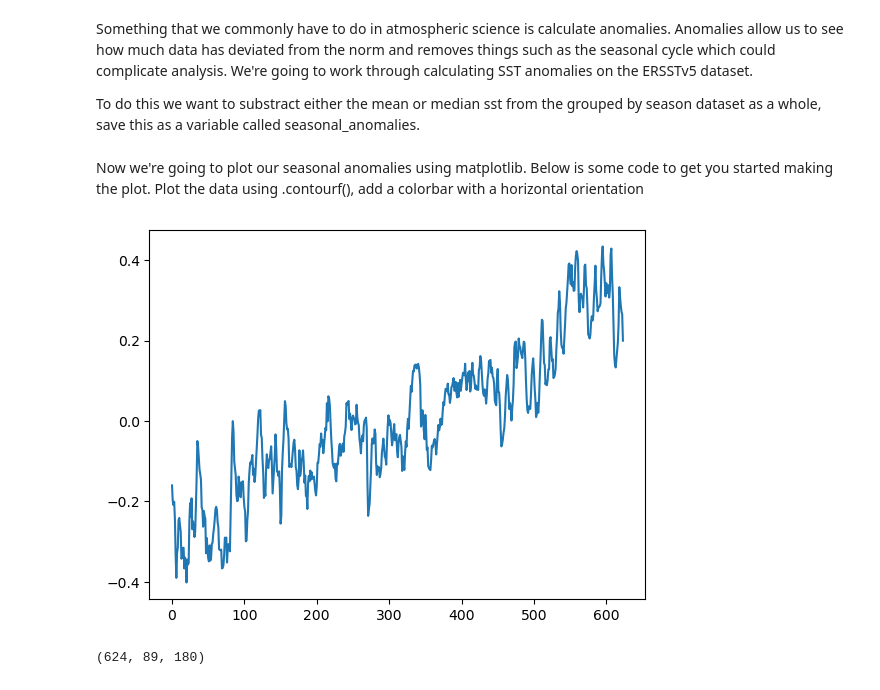
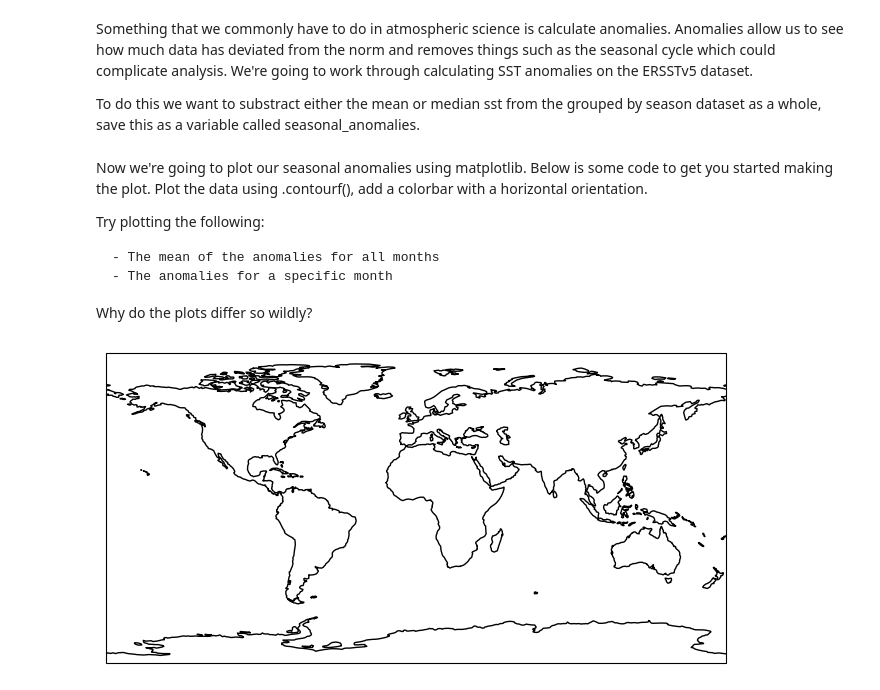
Before and after one commit to JustinRHudson/ATS_Prog_Tutorial, a Jupyter notebook: Workshop_2_Exercises.ipynb, the cells around one changed output. Drawn from its saved outputs; the diff is of its cells as text; code cells hidden in the pictures.

Commit message:
Improved Matplotlib Exercises

```diff
--- a/Workshop_2_Exercises.ipynb
+++ b/Workshop_2_Exercises.ipynb
@@ -368,17 +237,18 @@ seasonal_anomalies = xarray_example_ds.groupby('time.month') - seasonal_grouping
 # %% [markdown]
-Now we're going to plot our seasonal anomalies using matplotlib. Below is some code to get you started making the plot. Plot the data using .contourf(), add a colorbar with a horizontal orientation
+Now we're going to plot our seasonal anomalies using matplotlib. Below is some code to get you started making the plot. Plot the data using .contourf(), add a colorbar with a horizontal orientation.
+
+Try plotting the following:
+
+    - The mean of the anomalies for all months
+    - The anomalies for a specific month
+
+Why do the plots differ so wildly?
 # %%
-sst_seasonal_anoms = np.array(seasonal_anomalies.sst)
-#fig,ax = plt.subplots(1,1,figsize = (8,5),subplot_kw={'projection':ccrs.PlateCarree()})
-#ax.coastlines()
-
-cf0 = plt.plot(np.nanmean(sst_seasonal_anoms,axis = (1,2)))
-#plt.colorbar(cf0)
+# UNCOMMENT THE LINE BELOW AFTER YOU'VE MADE YOUR seasonal_anomalies VARIABLE
+# sst_seasonal_anoms = np.array(seasonal_anomalies.sst)
+fig,ax = plt.subplots(1,1,figsize = (8,5),subplot_kw={'projection':ccrs.PlateCarree()})
+ax.coastlines()
 
 plt.show()
 # %% [output]
-[figure, old version]
+[figure, new version]
-# %%
-sst_seasonal_anoms.shape
-# %% [output]
-(624, 89, 180)
```
Also changed, not shown: parts of 21 cells of this notebook, 1 other file.
